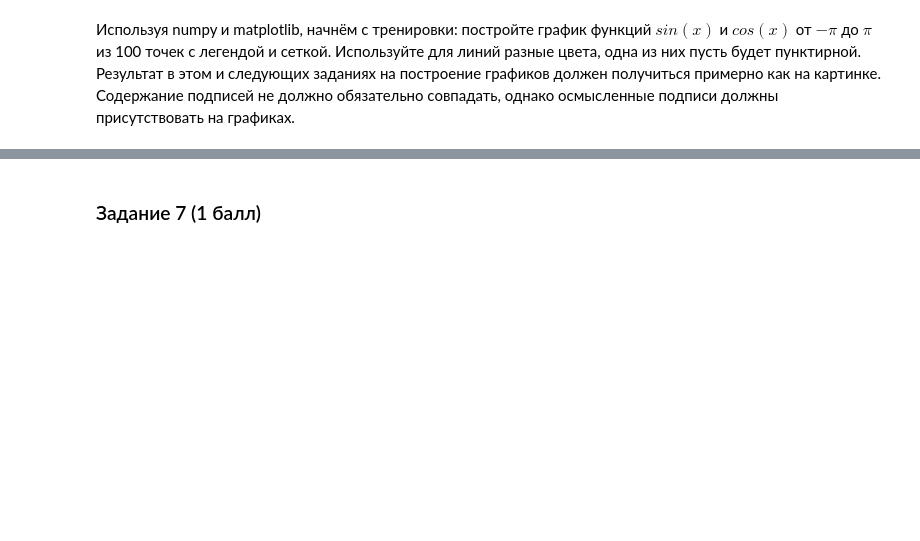
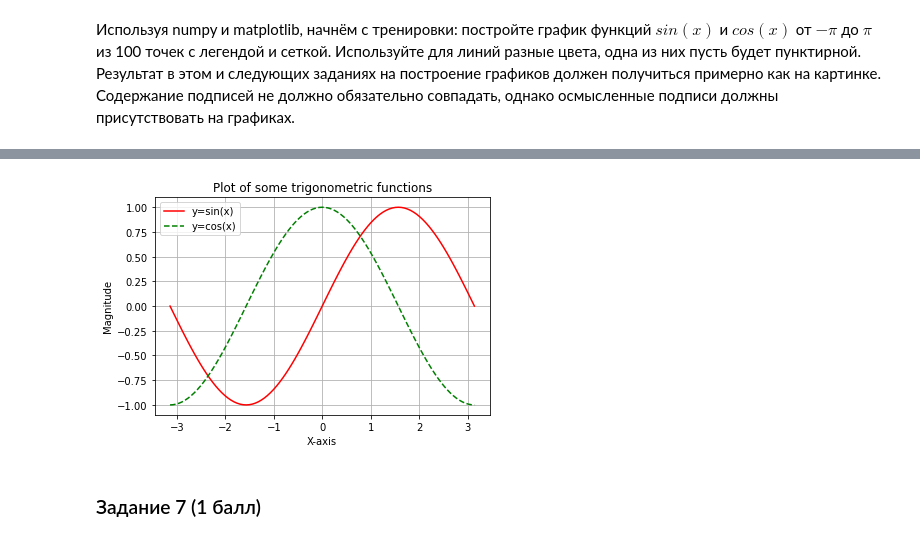
Before and after one commit to TyurinIvan/iad2021, a Jupyter notebook: hw3/hw03-EDA.ipynb, the cells around one changed output, grey strips where cells are left out. Cells and saved outputs as stored; diff of their text form; code cells hidden in the pictures; blank space fills up the shorter version.

```diff
--- a/hw3/hw03-EDA.ipynb
+++ b/hw3/hw03-EDA.ipynb
@@ -141,3 +137,26 @@ import matplotlib.pyplot as plt
+# %%
+# your code here
+
+# Plotting tutorials in Python
+# Adding Multiple plots by superimposition
+# Good for plots sharing similar x, y limits
+# Using single plot command and legend
+
+x = np.linspace(-1*np.pi, np.pi, 101)
+y = np.sin(x)
+z = np.cos(x)
+
+plt.plot(x, y, 'r', x, z, '--g') # r, g - red, green colour
+plt.xlabel("X-axis")
+plt.ylabel("Magnitude")
+plt.title("Plot of some trigonometric functions")
+
+plt.legend(['y=sin(x)', 'y=cos(x)'])
+plt.grid()
+
+plt.show()
+# %% [output]
+[figure, added]
 # %% [markdown]
 ### Задание 7 (1 балл)
 # %% [markdown]
```
Also changed, not shown: parts of 1 cell of this notebook.
